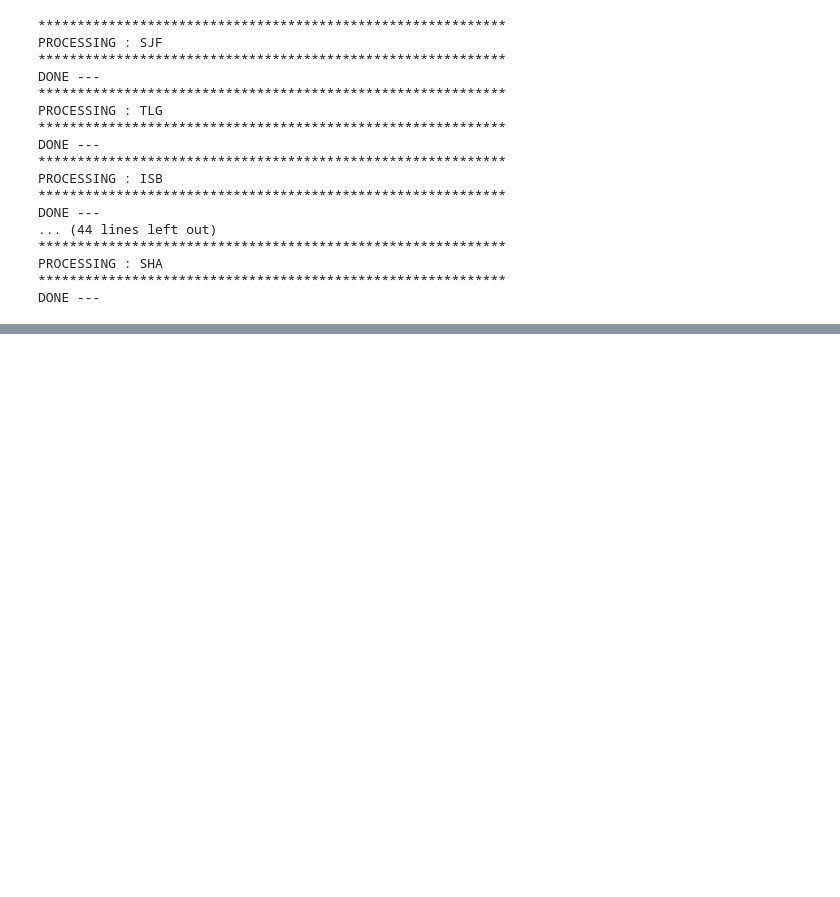
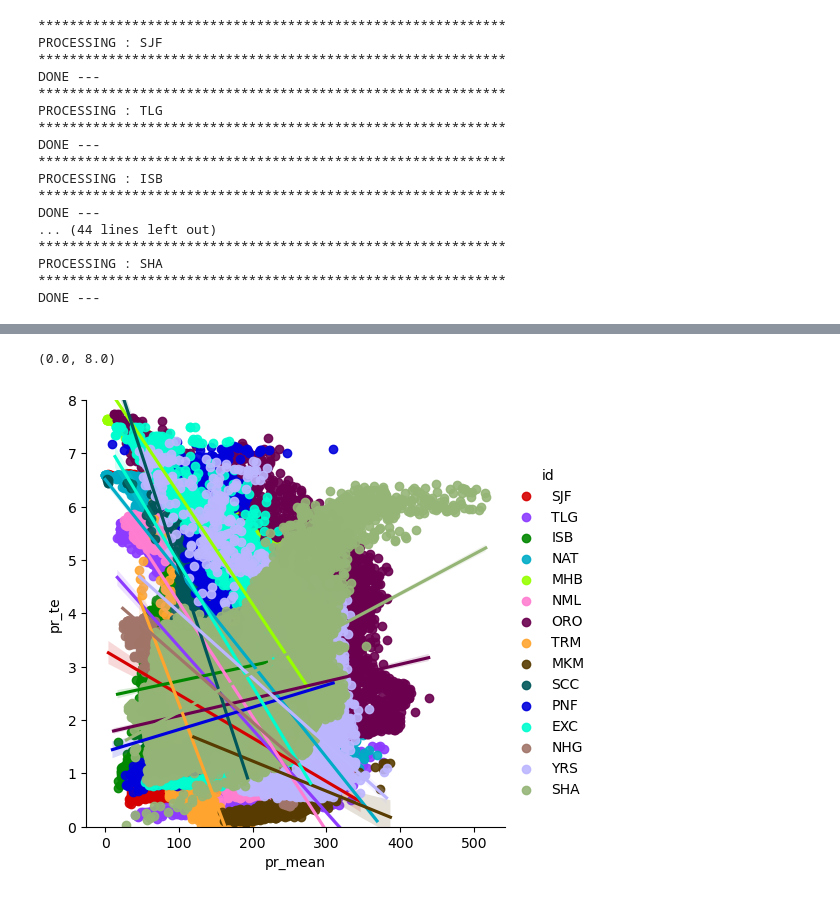
Before and after one commit to kashingtonDC/Baseflow_Source, a Jupyter notebook: code/06_TE_Figs.ipynb, the cells around one changed output, grey strips where cells are left out. Cells and saved outputs as stored; diff of their text form; code cells hidden in the pictures; blank space fills up the shorter version.

```diff
--- a/code/06_TE_Figs.ipynb
+++ b/code/06_TE_Figs.ipynb
@@ -488,5 +506,8 @@ plt.ylim([0,8])
 # %%
 prdf_fin = pd.concat(pr_dfs, axis = 0).dropna()
 # %%
-sns.lmplot('pr_mean', 'pr_te', data=prdf_fin, hue='id', palette = palette, scatter_kws={'alpha':0.9})
+sns.lmplot(data=prdf_fin, x= 'pr_mean', y= 'pr_te',  hue='id', palette = palette, scatter_kws={'alpha':0.9})
 plt.ylim([0,8])
+# %% [output]
+(0.0, 8.0)
+[figure, added]
```
Also changed, not shown: parts of 12 cells of this notebook, 1 other file.
